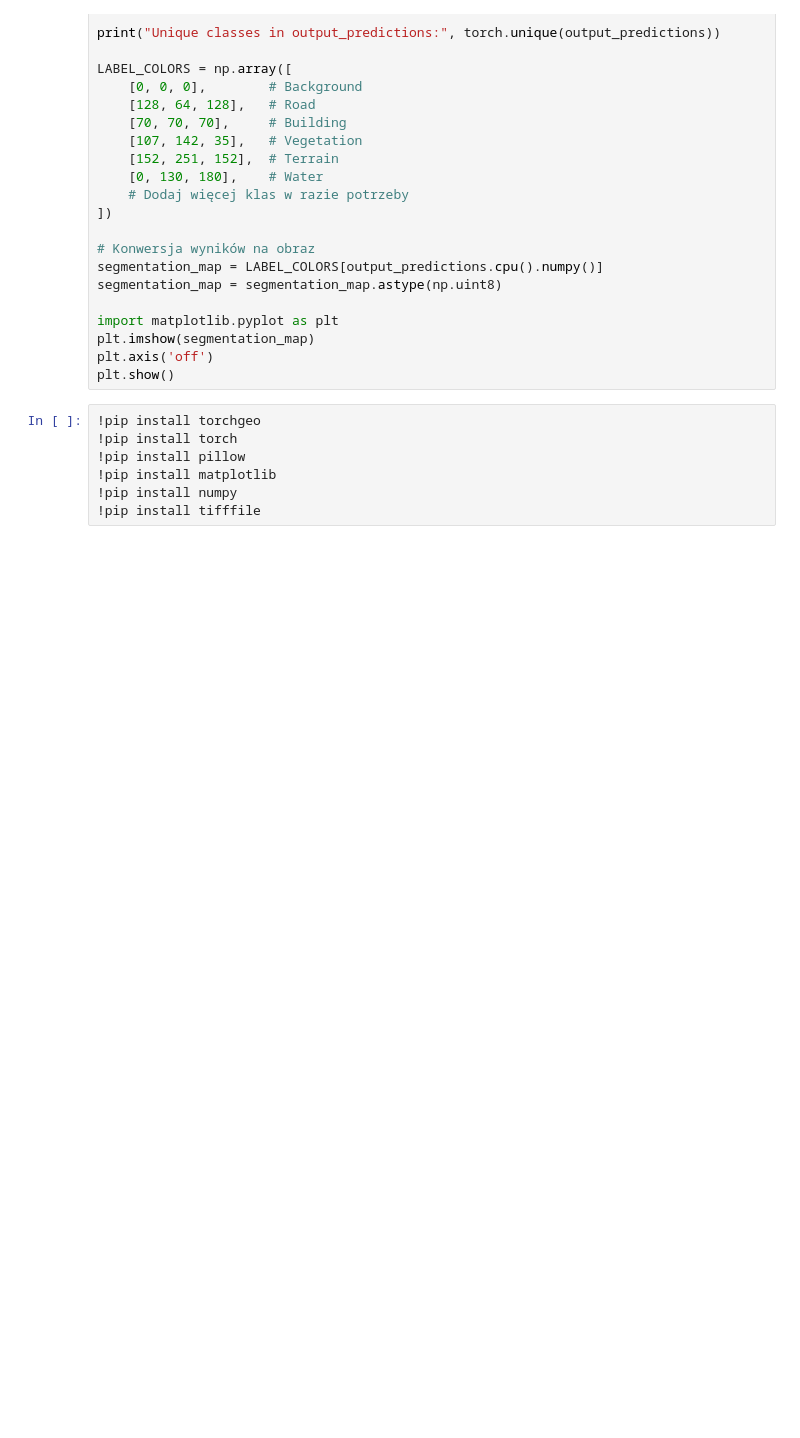
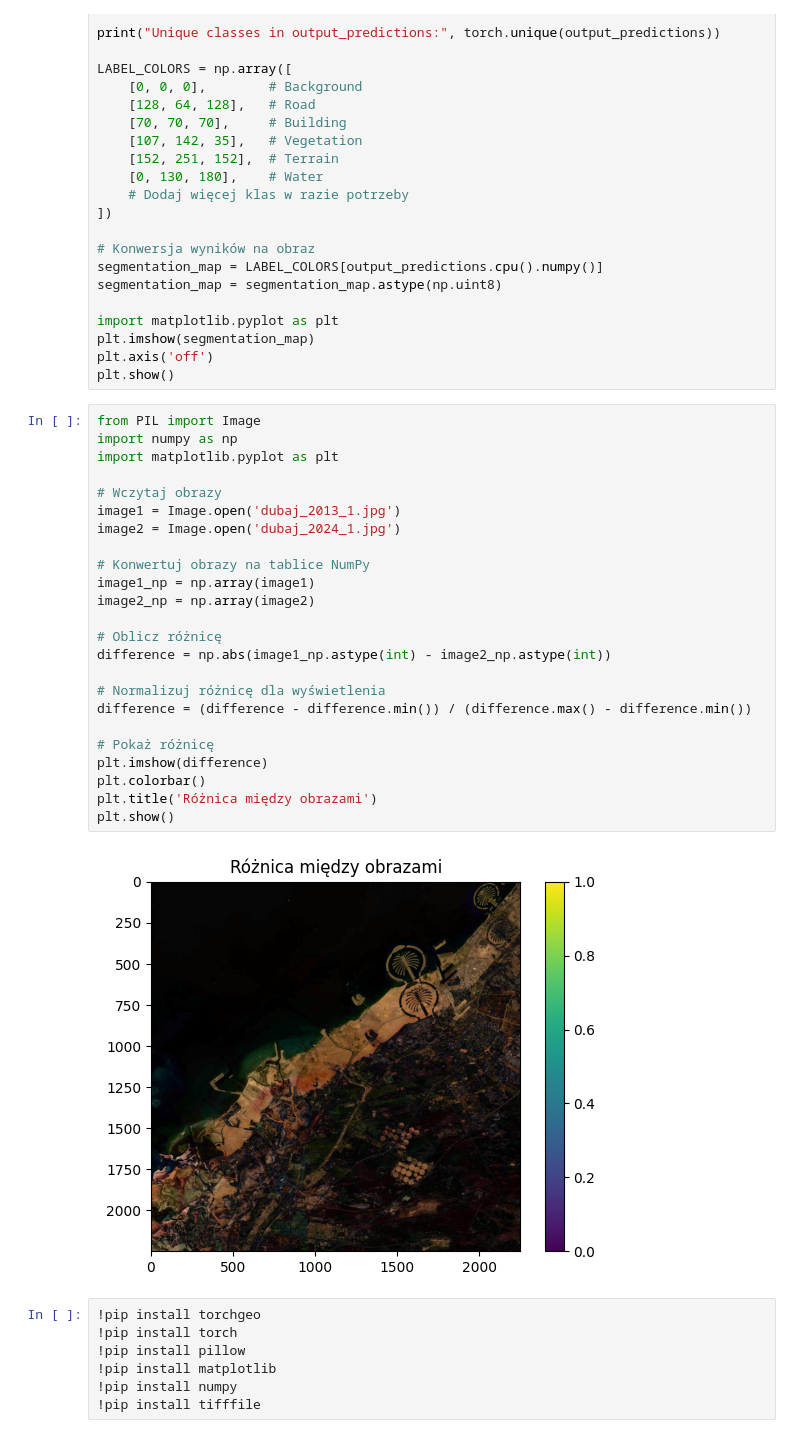
Before and after one commit to Morpheus1024/Detekcja-zmian-uzytkowania-ziemi, a Jupyter notebook: brudnopis2.ipynb, the cells around one changed output. Drawn from its saved outputs; the diff is of its cells as text; blank space fills up the shorter version.

```diff
--- a/brudnopis2.ipynb
+++ b/brudnopis2.ipynb
@@ -277,6 +367,32 @@ import matplotlib.pyplot as plt
 plt.imshow(segmentation_map)
 plt.axis('off')
 plt.show()
+# %%
+from PIL import Image
+import numpy as np
+import matplotlib.pyplot as plt
+
+# Wczytaj obrazy
+image1 = Image.open('dubaj_2013_1.jpg')
+image2 = Image.open('dubaj_2024_1.jpg')
+
+# Konwertuj obrazy na tablice NumPy
+image1_np = np.array(image1)
+image2_np = np.array(image2)
+
+# Oblicz różnicę
+difference = np.abs(image1_np.astype(int) - image2_np.astype(int))
+
+# Normalizuj różnicę dla wyświetlenia
+difference = (difference - difference.min()) / (difference.max() - difference.min())
+
+# Pokaż różnicę
+plt.imshow(difference)
+plt.colorbar()
+plt.title('Różnica między obrazami')
+plt.show()
+# %% [output]
+[figure, added]
 # %%
 !pip install torchgeo
 !pip install torch
```
Also changed, not shown: parts of 2 cells of this notebook, 2 other files.
